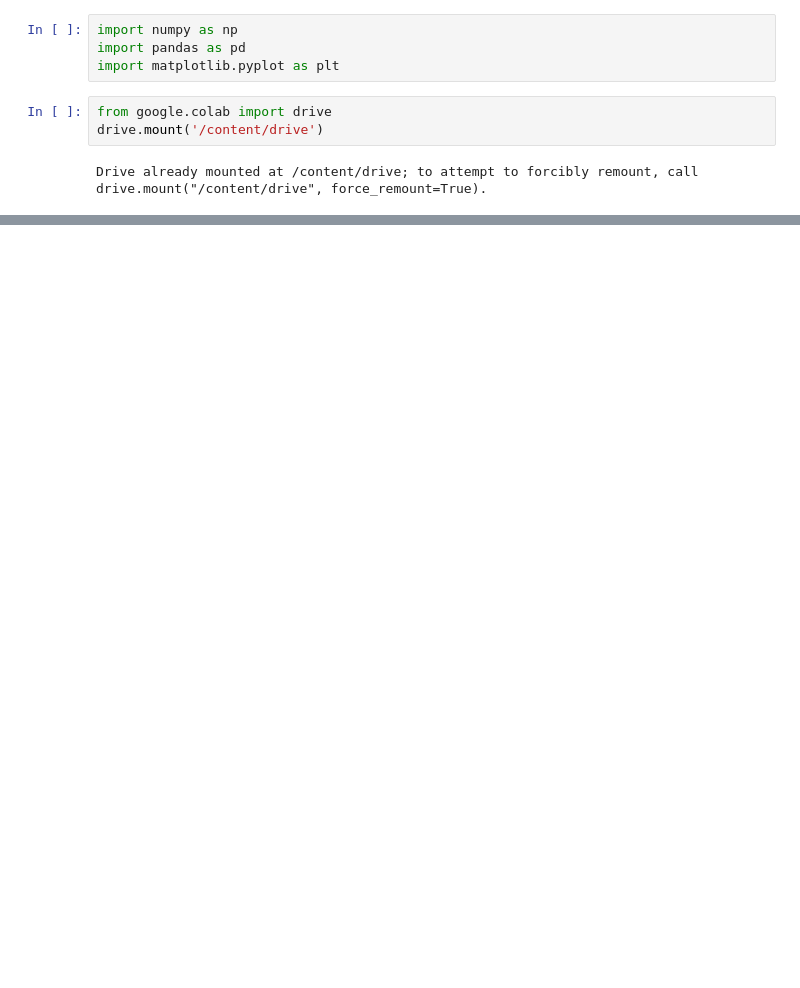
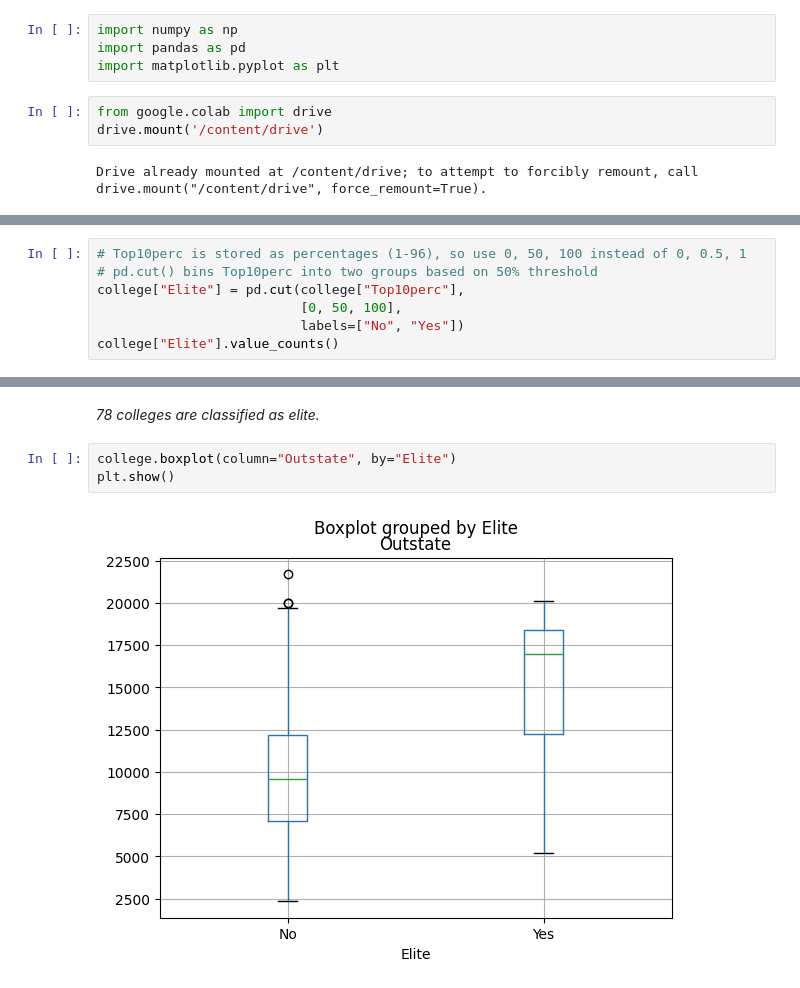
Before and after one commit to ashsiendo/DATA-201-Labs, a Jupyter notebook: Assignments/Week2_HW.ipynb, the cells around one changed output, grey strips where cells are left out. Cells and saved outputs as stored; diff of their text form; blank space fills up the shorter version.

```diff
--- a/Assignments/Week2_HW.ipynb
+++ b/Assignments/Week2_HW.ipynb
@@ -52,0 +109,7 @@ boston.head()
+# %%
+# Top10perc is stored as percentages (1-96), so use 0, 50, 100 instead of 0, 0.5, 1
+# pd.cut() bins Top10perc into two groups based on 50% threshold
+college["Elite"] = pd.cut(college["Top10perc"],
+                          [0, 50, 100],
+                          labels=["No", "Yes"])
+college["Elite"].value_counts()
@@ -52,0 +122,7 @@ boston.head()
+# %% [markdown]
+*78 colleges are classified as elite.*
+# %%
+college.boxplot(column="Outstate", by="Elite")
+plt.show()
+# %% [output]
+[figure, added]
```
Also changed, not shown: parts of 34 cells of this notebook.
